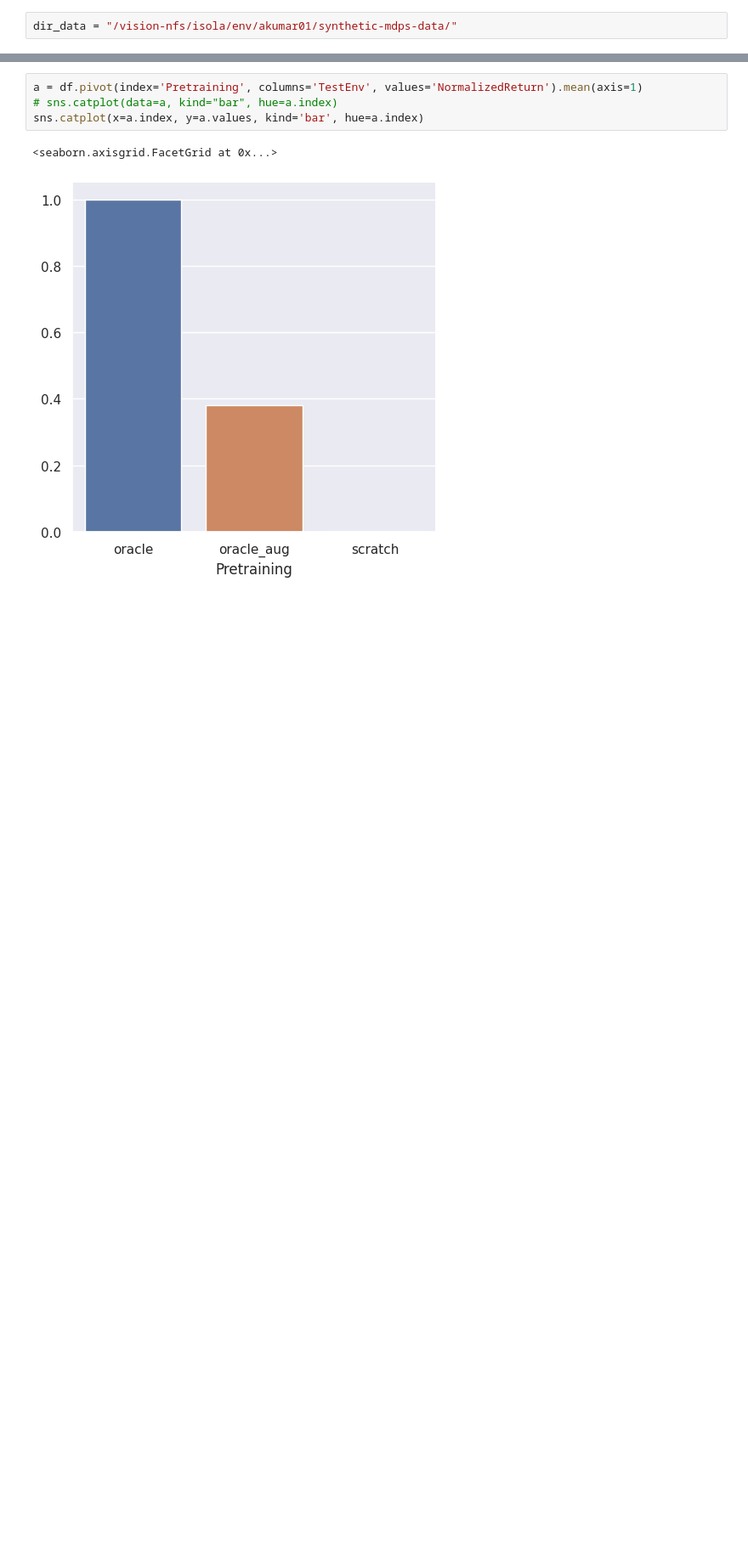
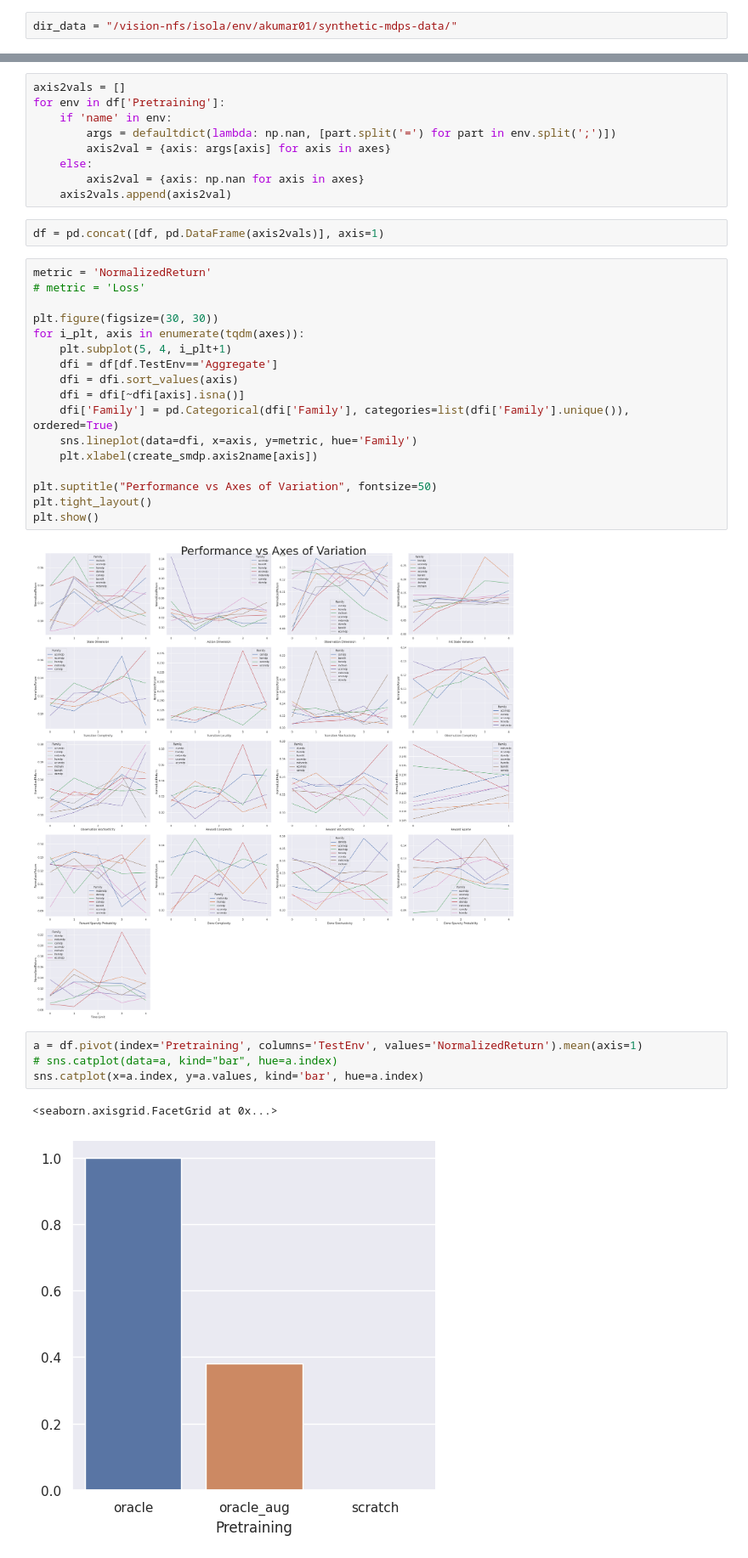
Before and after one commit to akarshkumar0101/synthetic-mdps, a Jupyter notebook: src/Untitled3.ipynb, the cells around one changed output, grey strips where cells are left out. Shown at 85% size. Cells and saved outputs as stored; diff of their text form; blank space fills up the shorter version.

```diff
--- a/src/Untitled3.ipynb
+++ b/src/Untitled3.ipynb
@@ -116,3 +131,33 @@ sns.catplot(data=df, x='Pretraining', y='NormalizedReturn', kind="bar", hue="Pre
+# %%
+axis2vals = []
+for env in df['Pretraining']:
+    if 'name' in env:
+        args = defaultdict(lambda: np.nan, [part.split('=') for part in env.split(';')])
+        axis2val = {axis: args[axis] for axis in axes}
+    else:
+        axis2val = {axis: np.nan for axis in axes}
+    axis2vals.append(axis2val)
+# %%
+df = pd.concat([df, pd.DataFrame(axis2vals)], axis=1)
+# %%
+metric = 'NormalizedReturn'
+# metric = 'Loss'
+
+plt.figure(figsize=(30, 30))
+for i_plt, axis in enumerate(tqdm(axes)):
+    plt.subplot(5, 4, i_plt+1)
+    dfi = df[df.TestEnv=='Aggregate']
+    dfi = dfi.sort_values(axis)
+    dfi = dfi[~dfi[axis].isna()]
+    dfi['Family'] = pd.Categorical(dfi['Family'], categories=list(dfi['Family'].unique()), ordered=True)
+    sns.lineplot(data=dfi, x=axis, y=metric, hue='Family')
+    plt.xlabel(create_smdp.axis2name[axis])
+
+plt.suptitle("Performance vs Axes of Variation", fontsize=50)
+plt.tight_layout()
+plt.show()
+# %% [output]
+[figure, added]
 # %%
 a = df.pivot(index='Pretraining', columns='TestEnv', values='NormalizedReturn').mean(axis=1)
 # sns.catplot(data=a, kind="bar", hue=a.index)
```
Also changed, not shown: parts of 18 cells of this notebook, 8 other files.
